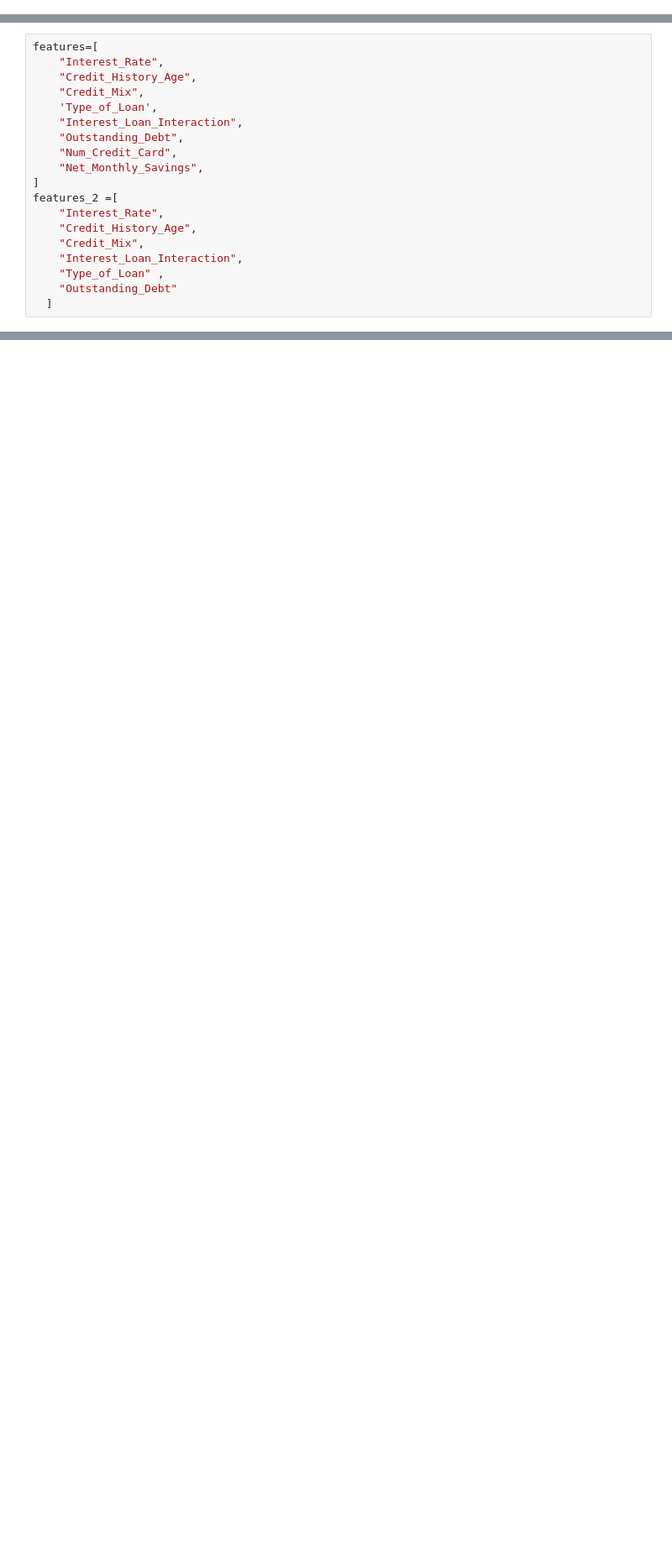
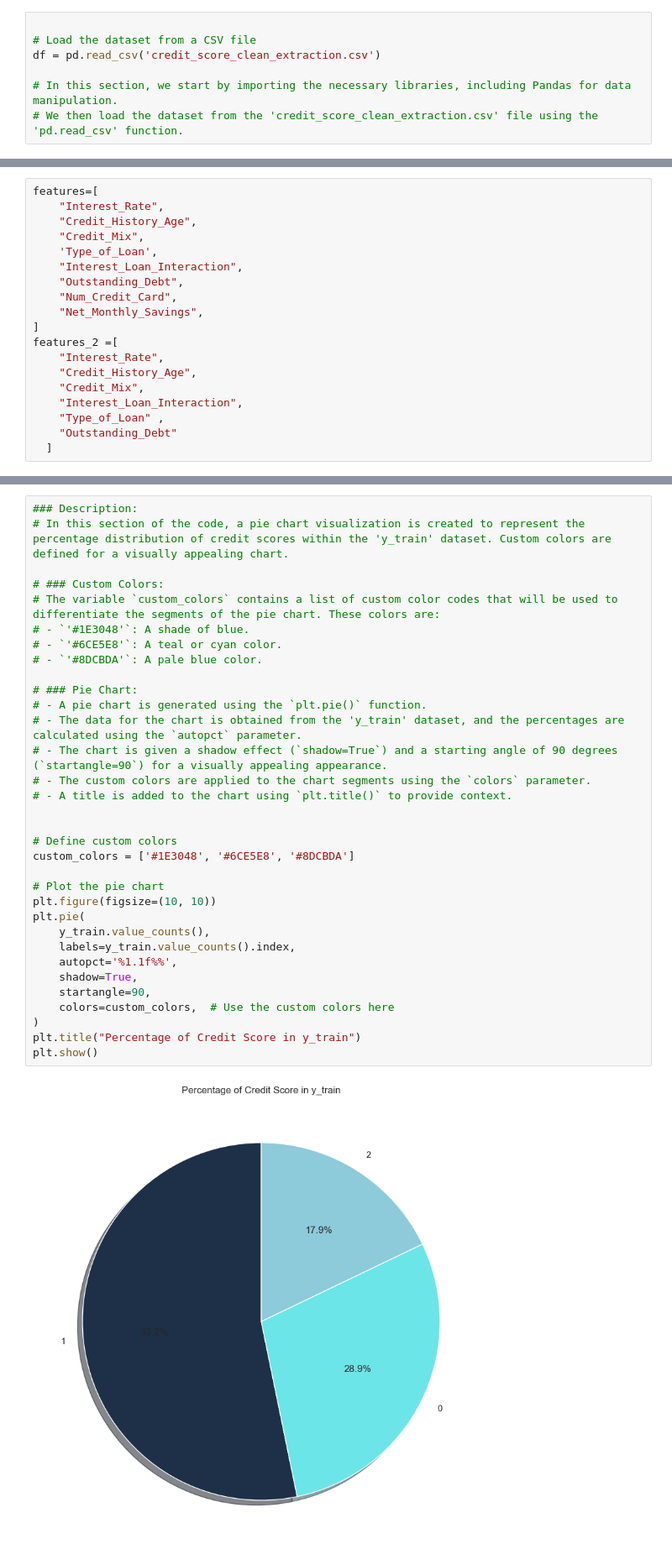
Before and after one commit to yaseen1998/AI_Orange_Course, a Jupyter notebook: Assigment_2/models_regression.ipynb, the cells around one changed output, grey strips where cells are left out. Shown at 84% size. Saved outputs shown, nothing was run; the diff lists cells and outputs as text; blank space fills up the shorter version.

```diff
--- a/Assigment_2/models_regression.ipynb
+++ b/Assigment_2/models_regression.ipynb
@@ -53,0 +57,7 @@ max                   306.000000
+# %%
+
+# Load the dataset from a CSV file
+df = pd.read_csv('credit_score_clean_extraction.csv')
+
+# In this section, we start by importing the necessary libraries, including Pandas for data manipulation.
+# We then load the dataset from the 'credit_score_clean_extraction.csv' file using the 'pd.read_csv' function.
@@ -329,0 +249,35 @@ print(classifiy)
+# %%
+### Description:
+# In this section of the code, a pie chart visualization is created to represent the percentage distribution of credit scores within the 'y_train' dataset. Custom colors are defined for a visually appealing chart.
+
+# ### Custom Colors:
+# The variable `custom_colors` contains a list of custom color codes that will be used to differentiate the segments of the pie chart. These colors are:
+# - `'#1E3048'`: A shade of blue.
+# - `'#6CE5E8'`: A teal or cyan color.
+# - `'#8DCBDA'`: A pale blue color.
+
+# ### Pie Chart:
+# - A pie chart is generated using the `plt.pie()` function.
+# - The data for the chart is obtained from the 'y_train' dataset, and the percentages are calculated using the `autopct` parameter.
+# - The chart is given a shadow effect (`shadow=True`) and a starting angle of 90 degrees (`startangle=90`) for a visually appealing appearance.
+# - The custom colors are applied to the chart segments using the `colors` parameter.
+# - A title is added to the chart using `plt.title()` to provide context.
+
+
+# Define custom colors
+custom_colors = ['#1E3048', '#6CE5E8', '#8DCBDA']
+
+# Plot the pie chart
+plt.figure(figsize=(10, 10))
+plt.pie(
+    y_train.value_counts(),
+    labels=y_train.value_counts().index,
+    autopct='%1.1f%%',
+    shadow=True,
+    startangle=90,
+    colors=custom_colors,  # Use the custom colors here
+)
+plt.title("Percentage of Credit Score in y_train")
+plt.show()
+# %% [output]
+[figure, added]
```
Also changed, not shown: parts of 71 cells of this notebook.
